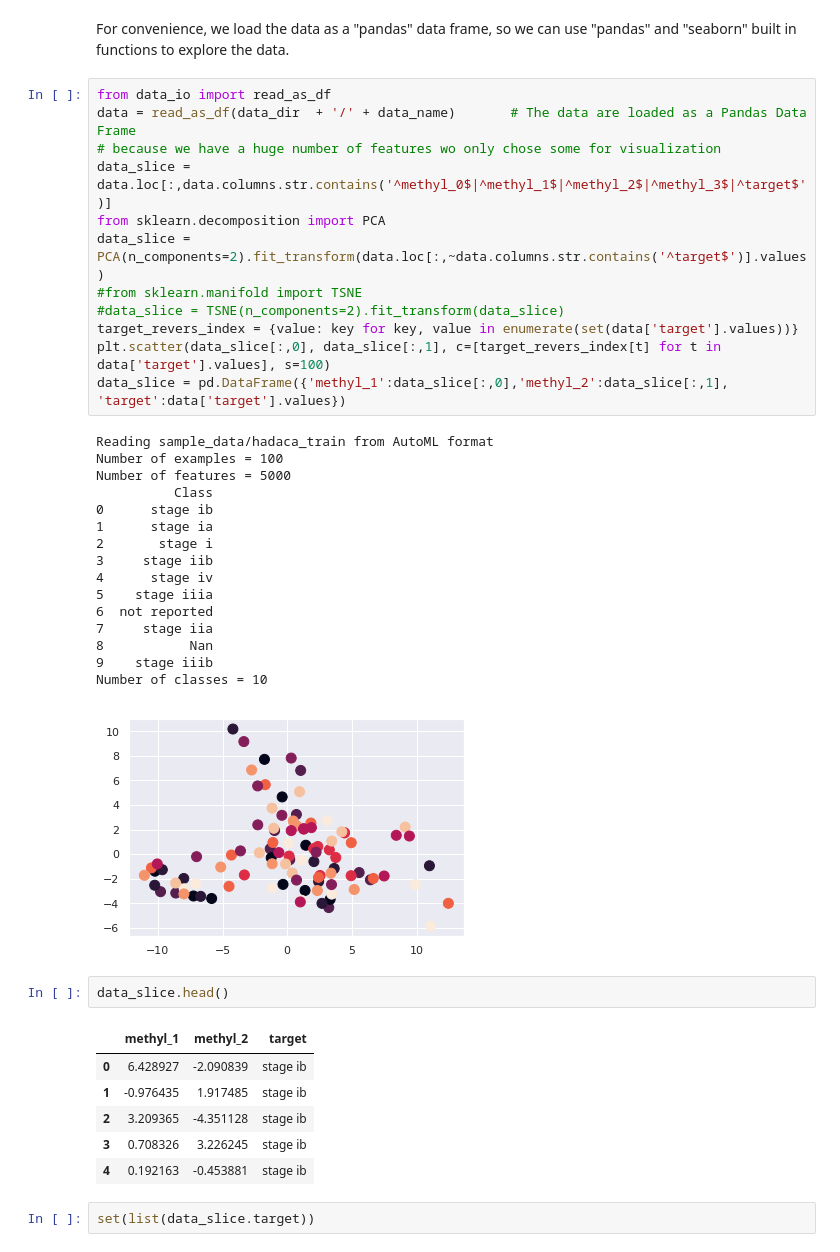
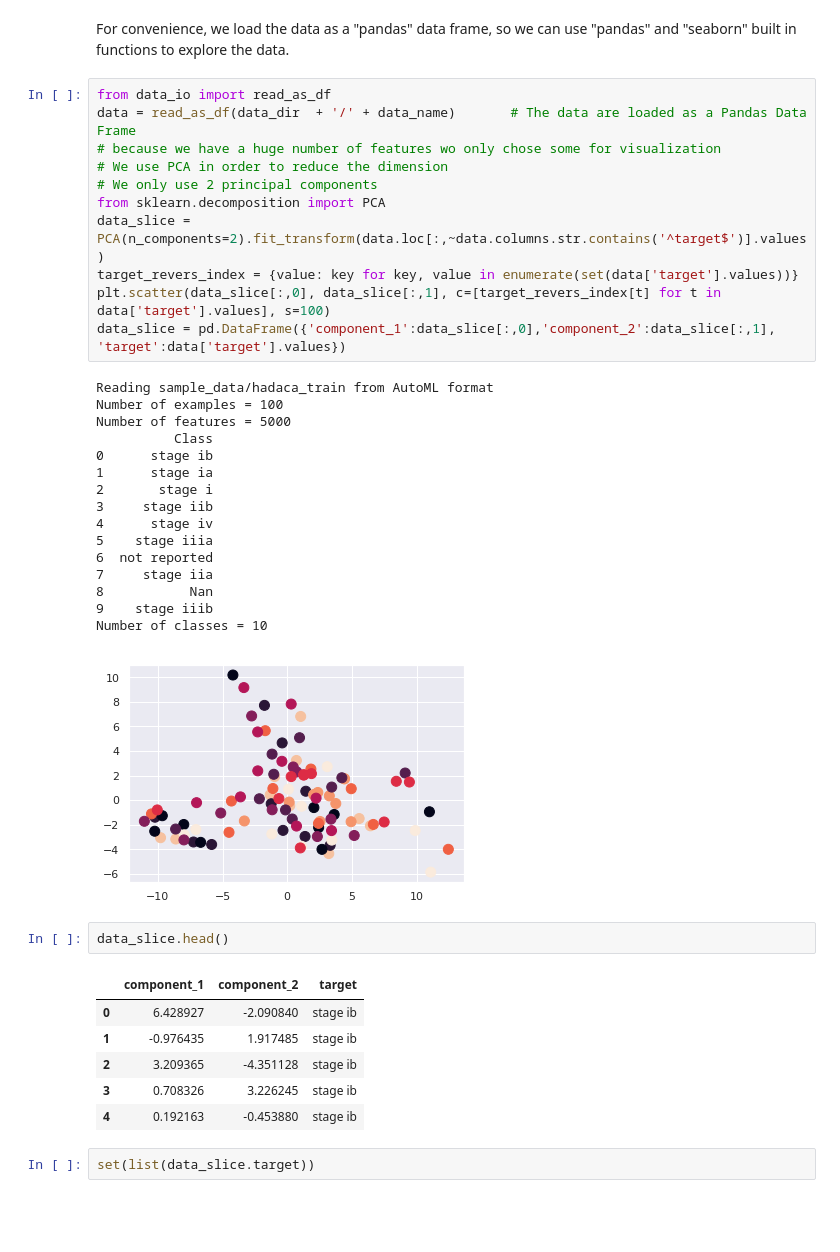
Before and after one commit to HADACA/HADACA, a Jupyter notebook: starting_kit/README.ipynb, the cells around one changed output. Drawn from its saved outputs; the diff is of its cells as text; blank space fills up the shorter version.

```diff
--- a/starting_kit/README.ipynb
+++ b/starting_kit/README.ipynb
@@ -77,41 +73,40 @@ For convenience, we load the data as a "pandas" data frame, so we can use "panda
 # %%
 from data_io import read_as_df
 data = read_as_df(data_dir  + '/' + data_name)       # The data are loaded as a Pandas Data Frame
 # because we have a huge number of features wo only chose some for visualization
-data_slice = data.loc[:,data.columns.str.contains('^methyl_0$|^methyl_1$|^methyl_2$|^methyl_3$|^target$')]
+# We use PCA in order to reduce the dimension
+# We only use 2 principal components
 from sklearn.decomposition import PCA
 data_slice = PCA(n_components=2).fit_transform(data.loc[:,~data.columns.str.contains('^target$')].values)
-#from sklearn.manifold import TSNE
-#data_slice = TSNE(n_components=2).fit_transform(data_slice)
 target_revers_index = {value: key for key, value in enumerate(set(data['target'].values))}
 plt.scatter(data_slice[:,0], data_slice[:,1], c=[target_revers_index[t] for t in data['target'].values], s=100)
-data_slice = pd.DataFrame({'methyl_1':data_slice[:,0],'methyl_2':data_slice[:,1], 'target':data['target'].values})
+data_slice = pd.DataFrame({'component_1':data_slice[:,0],'component_2':data_slice[:,1], 'target':data['target'].values})
 # %% [output]
 Reading sample_data/hadaca_train from AutoML format
 Number of examples = 100
 Number of features = 5000
           Class
 0      stage ib
 1      stage ia
 2       stage i
 3     stage iib
 4      stage iv
 5    stage iiia
 6  not reported
 7     stage iia
 8           Nan
 9    stage iiib
 Number of classes = 10
-[figure, old version]
+[figure, new version]
 # %%
 data_slice.head()
 # %% [output]
-|  | methyl_1 | methyl_2 | target |
-| 0 | 6.428927 | -2.090839 | stage ib |
+|  | component_1 | component_2 | target |
+| 0 | 6.428927 | -2.090840 | stage ib |
 | 1 | -0.976435 | 1.917485 | stage ib |
 | 2 | 3.209365 | -4.351128 | stage ib |
 | 3 | 0.708326 | 3.226245 | stage ib |
-| 4 | 0.192163 | -0.453881 | stage ib |
+| 4 | 0.192163 | -0.453880 | stage ib |
 # %%
 set(list(data_slice.target))
 # %% [output]
```
Also changed, not shown: parts of 11 cells of this notebook, 21 other files.
